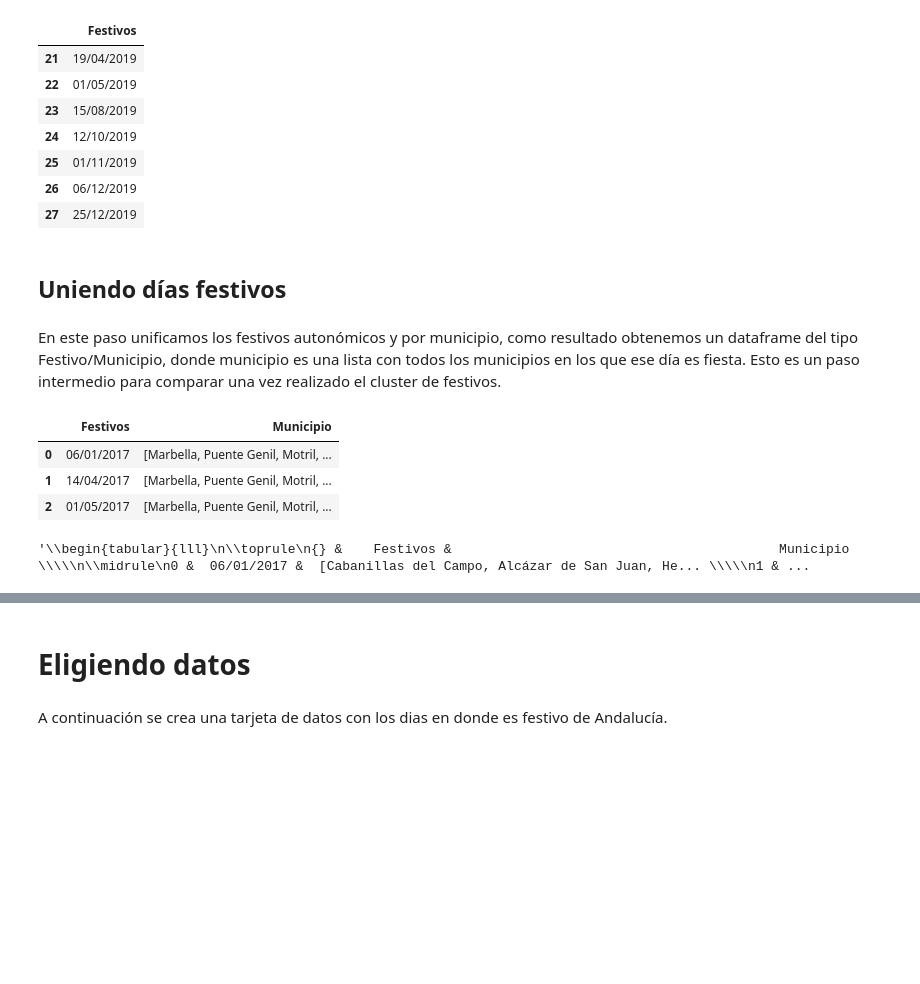
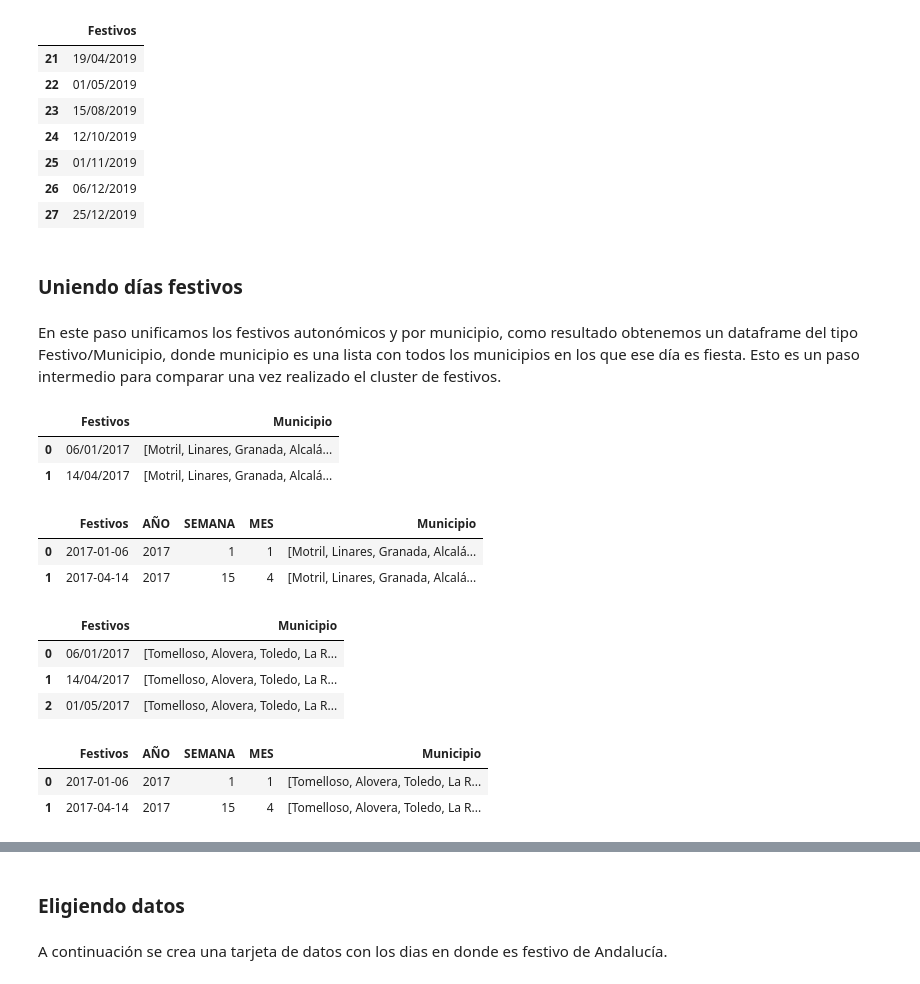
Before and after one commit to JoseAlbertoSeco/BlablacarCarpooling_DataMining, a Jupyter notebook: notebooks/GeolocalizacionProvincial.ipynb, the cells around one changed output, grey strips where cells are left out. Cells and saved outputs as stored; diff of their text form; code cells hidden in the pictures; blank space fills up the shorter version.

```diff
--- a/notebooks/GeolocalizacionProvincial.ipynb
+++ b/notebooks/GeolocalizacionProvincial.ipynb
@@ -339,6 +360,6 @@ festivos_clm.tail(7)
 | 26 | 06/12/2019 |
 | 27 | 25/12/2019 |
 # %% [markdown]
-## Uniendo días festivos
+### Uniendo días festivos
 # %% [markdown]
 En este paso unificamos los festivos autonómicos y por municipio, como resultado obtenemos un dataframe del tipo Festivo/Municipio, donde municipio es una lista con todos los municipios en los que ese día es fiesta. Esto es un paso intermedio para comparar una vez realizado el cluster de festivos.
@@ -357,15 +386,31 @@ def unificacion_festivos(df_festivos_ccaa, df_festivos_municipios):
   return df_festivos_totales
 # %%
 df_totalFestivosAndalucia = unificacion_festivos(festivos_andalucia, df_festividadesAndalucia)
-df_totalFestivosAndalucia.head(3)
+df_totalFestivosAndalucia.head(2)
 # %% [output]
 |  | Festivos | Municipio |
-| 0 | 06/01/2017 | [Marbella, Puente Genil, Motril, ... |
-| 1 | 14/04/2017 | [Marbella, Puente Genil, Motril, ... |
-| 2 | 01/05/2017 | [Marbella, Puente Genil, Motril, ... |
+| 0 | 06/01/2017 | [Motril, Linares, Granada, Alcalá... |
+| 1 | 14/04/2017 | [Motril, Linares, Granada, Alcalá... |
+# %%
+df_totalFestivosAndalucia = extender_festivo(df_totalFestivosAndalucia)
+df_totalFestivosAndalucia.head(2)
+# %% [output]
+|  | Festivos | AÑO | SEMANA | MES | Municipio |
+| 0 | 2017-01-06 | 2017 | 1 | 1 | [Motril, Linares, Granada, Alcalá... |
+| 1 | 2017-04-14 | 2017 | 15 | 4 | [Motril, Linares, Granada, Alcalá... |
 # %%
 df_totalFestivosCLM = unificacion_festivos(festivos_clm, df_festividadesCLM)
-df_totalFestivosCLM.head(5).to_latex()
+df_totalFestivosCLM.head(3)
 # %% [output]
-'\\begin{tabular}{lll}\n\\toprule\n{} &    Festivos &                                          Municipio \\\\\n\\midrule\n0 &  06/01/2017 &  [Cabanillas del Campo, Alcázar de San Juan, He... \\\\\n1 & ...
+|  | Festivos | Municipio |
+| 0 | 06/01/2017 | [Tomelloso, Alovera, Toledo, La R... |
+| 1 | 14/04/2017 | [Tomelloso, Alovera, Toledo, La R... |
+| 2 | 01/05/2017 | [Tomelloso, Alovera, Toledo, La R... |
+# %%
+df_totalFestivosCLM = extender_festivo(df_totalFestivosCLM)
+df_totalFestivosCLM.head(2)
+# %% [output]
+|  | Festivos | AÑO | SEMANA | MES | Municipio |
+| 0 | 2017-01-06 | 2017 | 1 | 1 | [Tomelloso, Alovera, Toledo, La R... |
+| 1 | 2017-04-14 | 2017 | 15 | 4 | [Tomelloso, Alovera, Toledo, La R... |
 # %%
@@ -380,7 +425,7 @@ files.download('df_totalFestivosAndalucia.csv')
 [interactive output not drawn]
 [interactive output not drawn]
 # %% [markdown]
-# Eligiendo datos
+### Eligiendo datos
 # %%
 def get_coincidentes(days, df_autonomia):
   coincident_days = []
```
Also changed, not shown: parts of 26 cells of this notebook.
